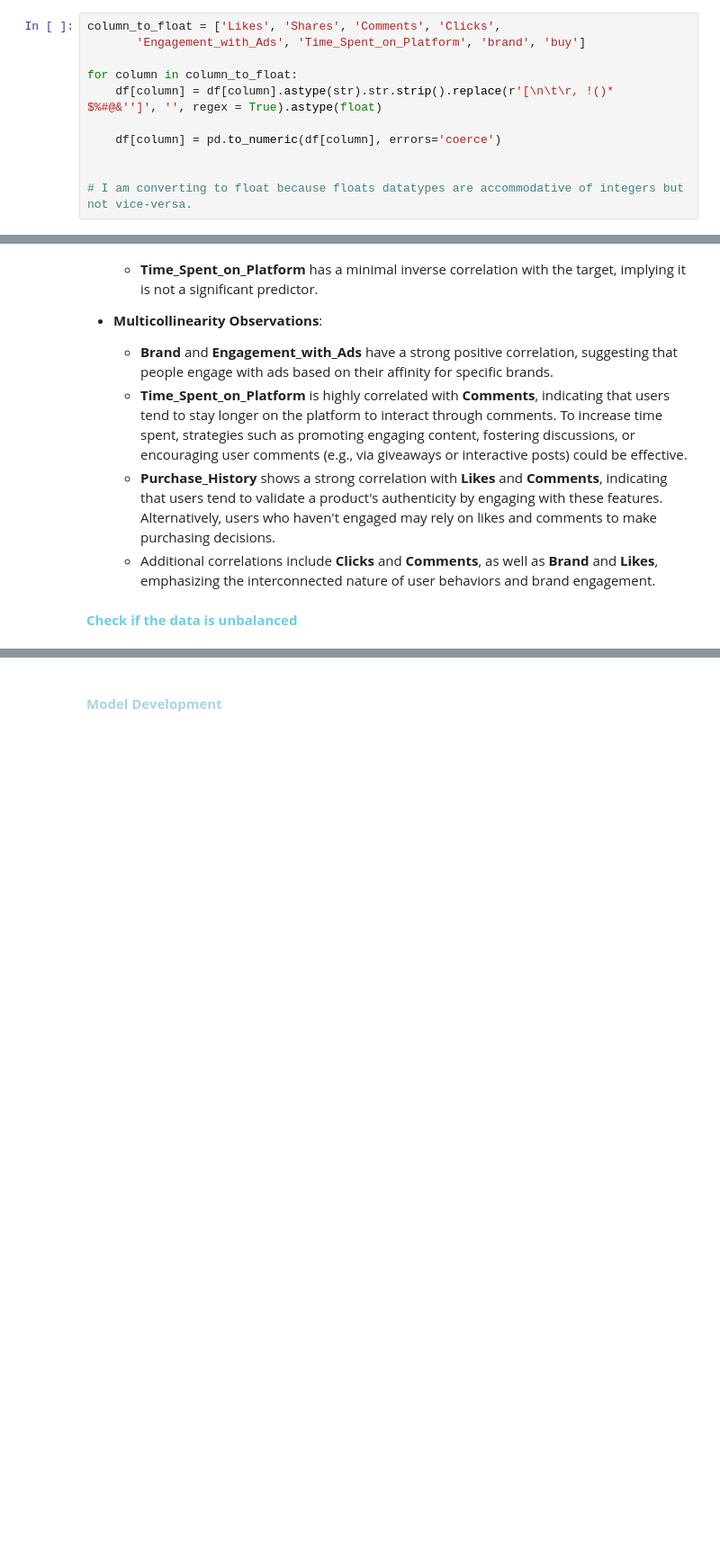
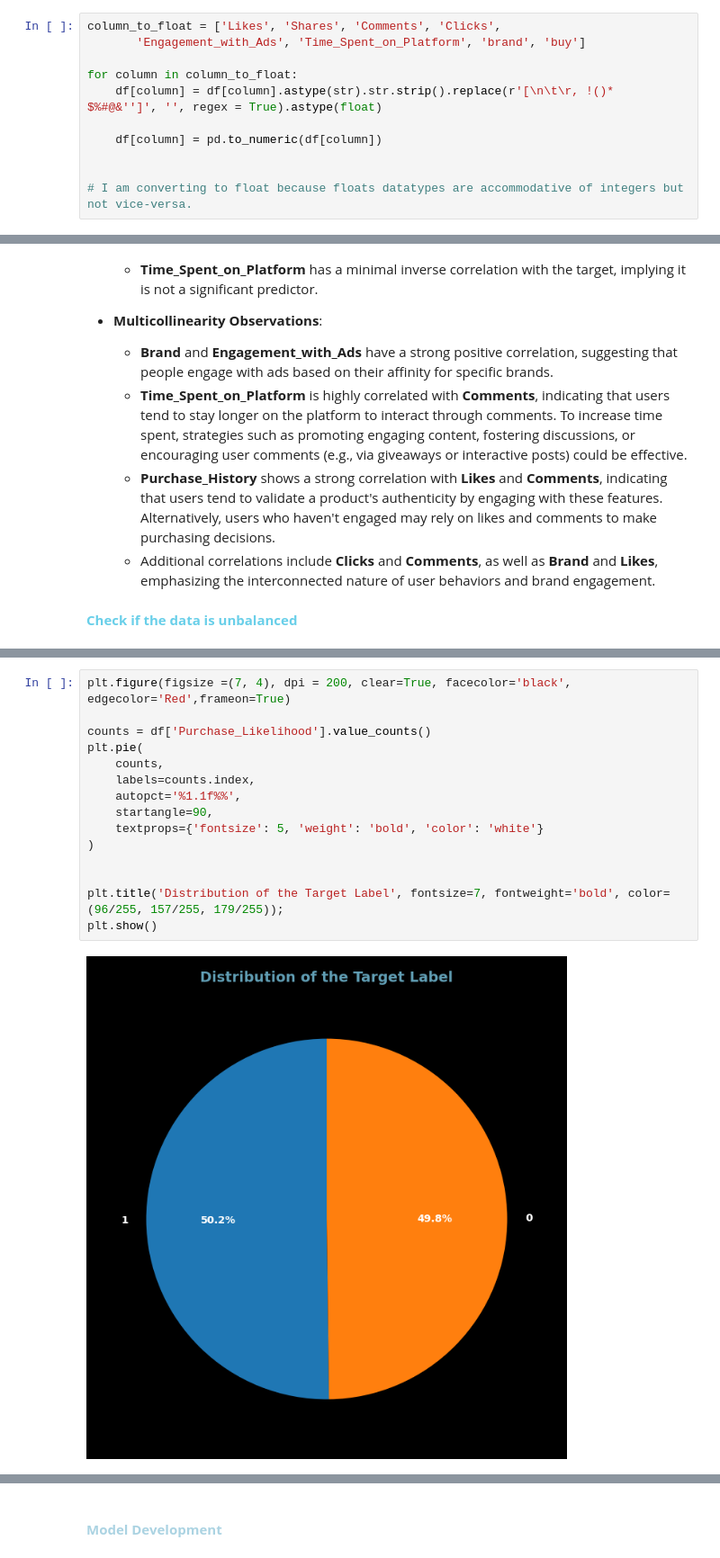
Before and after one commit to ProTeni/Predicting_Purchase_Likelihood, a Jupyter notebook: analyses.ipynb, the cells around one changed output, grey strips where cells are left out. Shown: that part at 90% size. Saved outputs shown, nothing was run; the diff lists cells and outputs as text; blank space fills up the shorter version.

```diff
--- a/analyses.ipynb
+++ b/analyses.ipynb
@@ -102,7 +94,7 @@ column_to_float = ['Likes', 'Shares', 'Comments', 'Clicks',
 for column in column_to_float:
     df[column] = df[column].astype(str).str.strip().replace(r'[\n\t\r, !()* $%#@&'']', '', regex = True).astype(float)
 
-    df[column] = pd.to_numeric(df[column], errors='coerce')
+    df[column] = pd.to_numeric(df[column])
 
 
 # I am converting to float because floats datatypes are accommodative of integers but not vice-versa.
@@ -248 +245,18 @@ plt.title('Distribution of the Target Label', fontsize=9, fontweight='bold', col
+# %%
+plt.figure(figsize =(7, 4), dpi = 200, clear=True, facecolor='black', edgecolor='Red',frameon=True)
+
+counts = df['Purchase_Likelihood'].value_counts()
+plt.pie(
+    counts,
+    labels=counts.index,
+    autopct='%1.1f%%',
+    startangle=90,
+    textprops={'fontsize': 5, 'weight': 'bold', 'color': 'white'}
+)
+
+
+plt.title('Distribution of the Target Label', fontsize=7, fontweight='bold', color=(96/255, 157/255, 179/255));
+plt.show()
+# %% [output]
+[figure, added]
 # %% [markdown]
```
Also changed, not shown: parts of 70 cells of this notebook, 2 other files.
